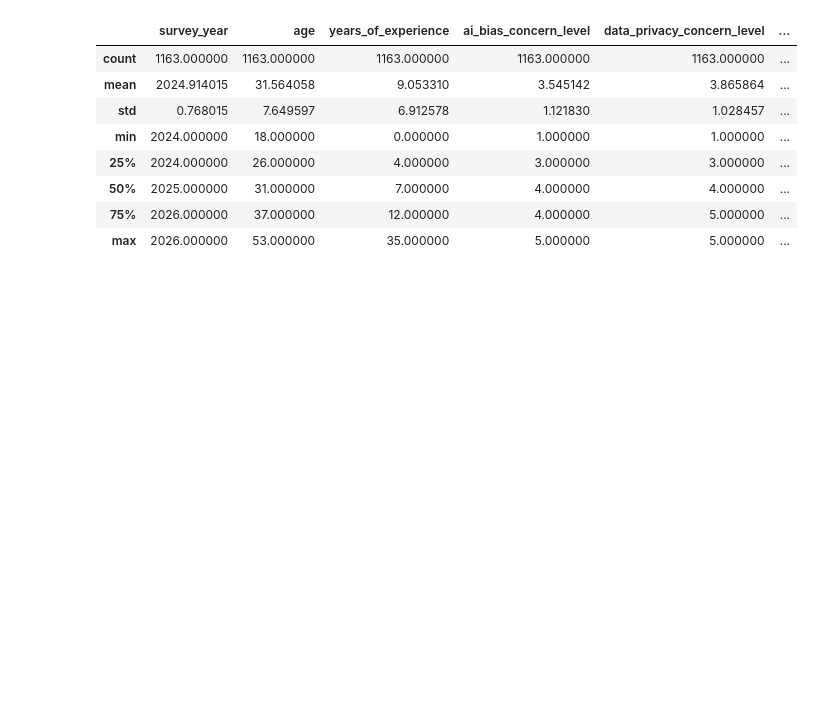
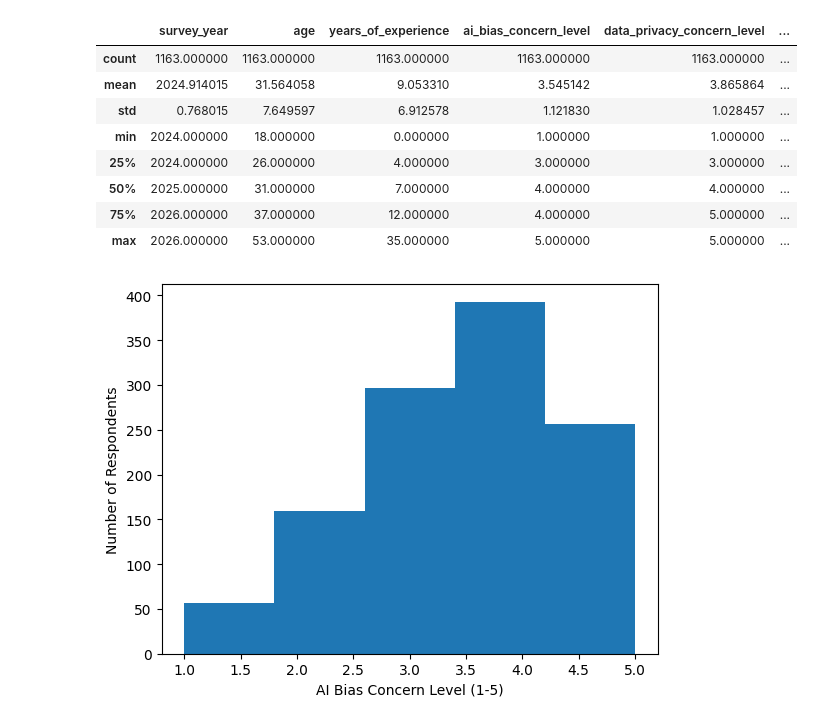
Before and after one commit to sarahchaewon/DSRP_, a Jupyter notebook: new.ipynb, the cells around one changed output. Saved outputs shown, nothing was run; the diff lists cells and outputs as text; code cells hidden in the pictures; blank space fills up the shorter version.

```diff
--- a/new.ipynb
+++ b/new.ipynb
@@ -110,3 +110,10 @@ df.describe()
 | 50% | 2025.000000 | 31.000000 | 7.000000 | 4.000000 | 4.000000 | ... |
 | 75% | 2026.000000 | 37.000000 | 12.000000 | 4.000000 | 5.000000 | ... |
 | max | 2026.000000 | 53.000000 | 35.000000 | 5.000000 | 5.000000 | ... |
+# %%
+plt.hist(df['ai_bias_concern_level'], bins=5)
+plt.xlabel('AI Bias Concern Level (1-5)')
+plt.ylabel('Number of Respondents')
+plt.show()
+# %% [output]
+[figure, added]
```
Also changed, not shown: parts of 10 cells of this notebook.
